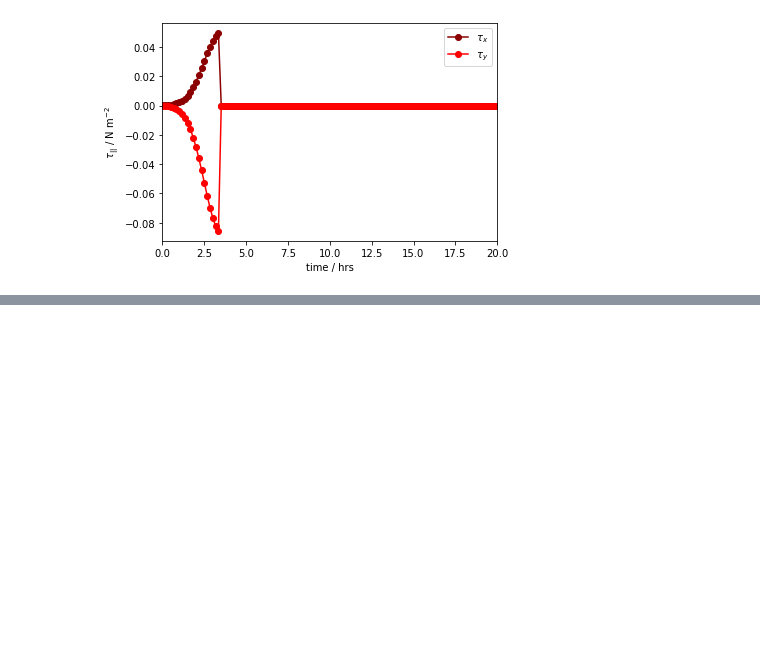
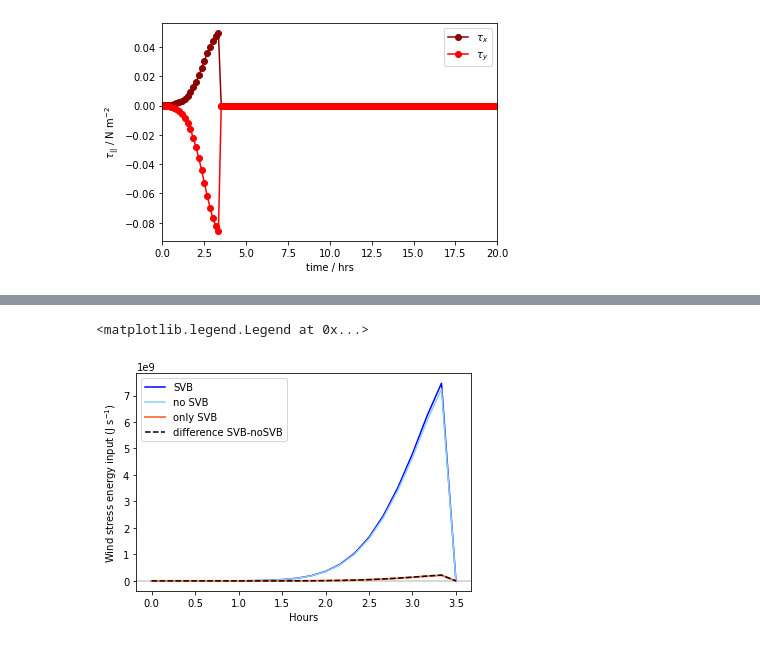
Before and after one commit to anakarinarm/notebooks_SVB, a Jupyter notebook: MITgcm/domain5/wind_and_kinetic_energy.ipynb, the cells around one changed output, grey strips where cells are left out. Cells and saved outputs as stored; diff of their text form; code cells hidden in the pictures; blank space fills up the shorter version.

```diff
--- a/MITgcm/domain5/wind_and_kinetic_energy.ipynb
+++ b/MITgcm/domain5/wind_and_kinetic_energy.ipynb
@@ -153,0 +347,14 @@ for tt,ee in zip(t,Ewind):
+# %%
+end = 22
+fig,ax = plt.subplots(1,1)
+ax.axhline(0, color='0.8')
+ax.plot(time[:end]/3600,Ewind_SVB_array,color='blue', label='SVB')
+ax.plot(time[:end]/3600,Ewind_noSVB_array,color='lightskyblue',label='no SVB')
+ax.plot(time[:end]/3600,Ewind_onlySVB_array,color='coral',label='only SVB', linewidth=2)
+ax.plot(time[:end]/3600,Ewind_SVB_array-Ewind_noSVB_array,'--',color='k',label='difference SVB-noSVB')
+ax.set_ylabel(r'Wind stress energy input (J$~$s$^{-1}$)')
+ax.set_xlabel('Hours')
+ax.legend()
+# %% [output]
+<matplotlib.legend.Legend at 0x...>
+[figure, added]
```
Also changed, not shown: parts of 26 cells of this notebook, 1 other file.
